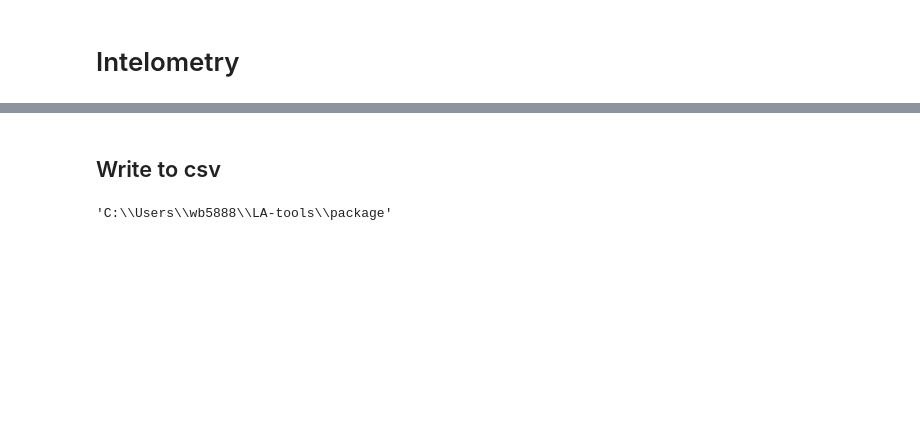
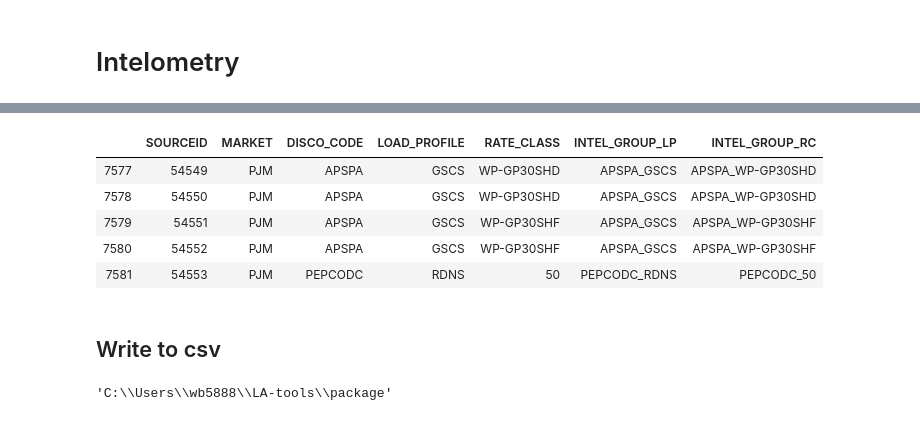
Before and after one commit to stevenhurwitt/LA-tools, a Jupyter notebook: ALPS/INTDB.ipynb, the cells around one changed output, grey strips where cells are left out. Drawn from its saved outputs; the diff is of its cells as text; code cells hidden in the pictures; blank space fills up the shorter version.

```diff
--- a/ALPS/INTDB.ipynb
+++ b/ALPS/INTDB.ipynb
@@ -124,3 +124,6 @@ intdb.head()
 | 2 | 10003 | ERCOT | ERCOT | CPT | CPT | None | 992 | ERCOT_BUS |
 | 3 | 10004 | ERCOT | ERCOT | CPT | CPT | None | 993 | ERCOT_BUS |
 | 4 | 10005 | ERCOT | ERCOT | CPT | CPT | None | 994 | ERCOT_BUS |
+# %%
+intdb2 = intdb.loc[:,[True, False, True, False, True, True, False, True]]
+intdb2.head()
@@ -189,0 +199,3 @@ ValueError: Length of values does not match length of index
+# %%
+intdb2['INTEL_GROUP_LP'] = ["_".join([str(a), str(b)]) for a, b in zip(intdb2.DISCO_CODE, intdb2.LOAD_PROFILE)]
+intdb2['INTEL_GROUP_RC'] = ["_".join([str(a), str(b)]) for a, b in zip(intdb2.DISCO_CODE, intdb2.RATE_CLASS)]
@@ -294,3 +322,12 @@ intel_group =
+# %%
+intdb2.tail()
+# %% [output]
+|  | SOURCEID | MARKET | DISCO_CODE | LOAD_PROFILE | RATE_CLASS | INTEL_GROUP_LP | INTEL_GROUP_RC |
+| 7577 | 54549 | PJM | APSPA | GSCS | WP-GP30SHD | APSPA_GSCS | APSPA_WP-GP30SHD |
+| 7578 | 54550 | PJM | APSPA | GSCS | WP-GP30SHD | APSPA_GSCS | APSPA_WP-GP30SHD |
+| 7579 | 54551 | PJM | APSPA | GSCS | WP-GP30SHF | APSPA_GSCS | APSPA_WP-GP30SHF |
+| 7580 | 54552 | PJM | APSPA | GSCS | WP-GP30SHF | APSPA_GSCS | APSPA_WP-GP30SHF |
+| 7581 | 54553 | PJM | PEPCODC | RDNS | 50 | PEPCODC_RDNS | PEPCODC_50 |
 # %% [markdown]
 ## Write to csv
 # %%
```
Also changed, not shown: parts of 16 cells of this notebook.
